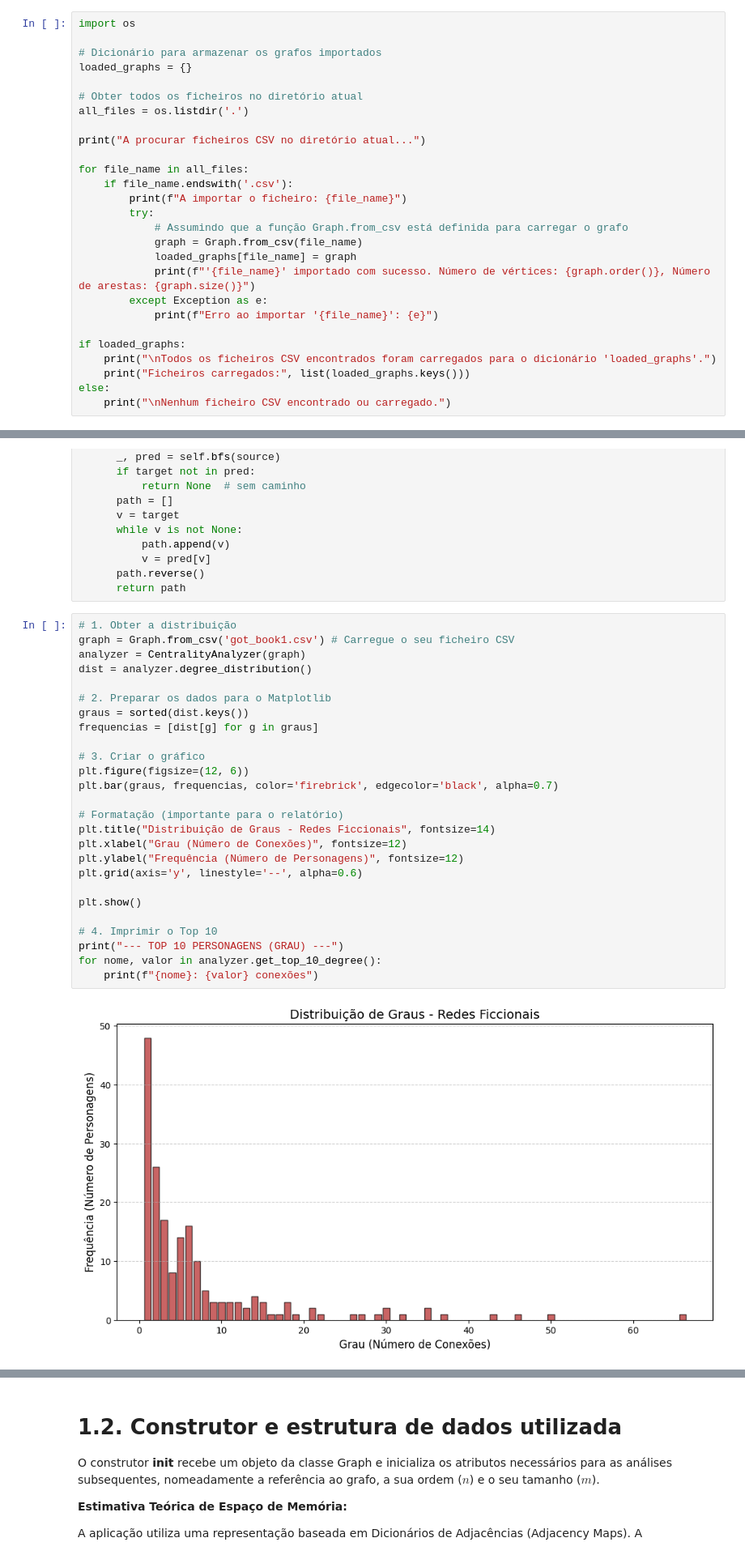
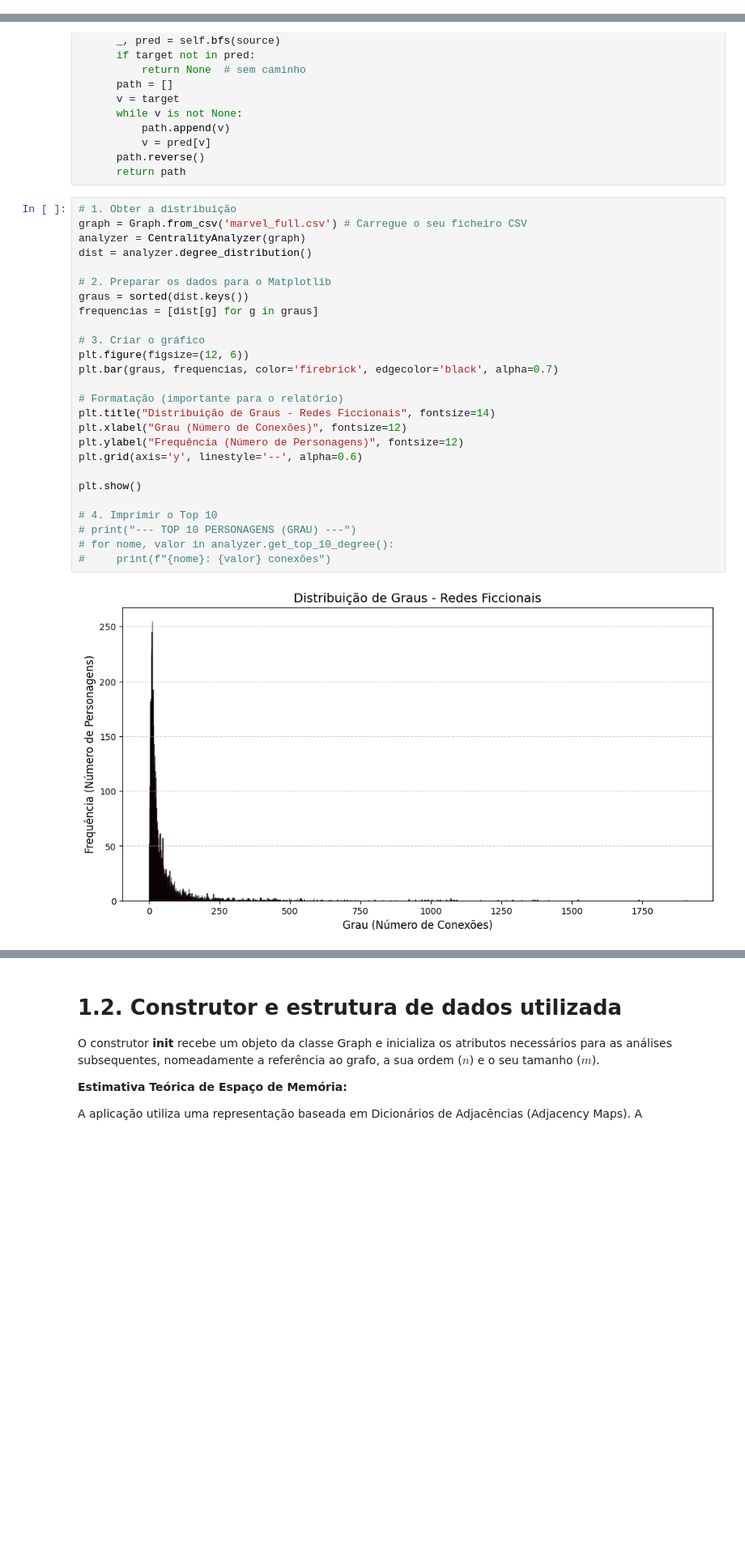
Before and after one commit to franciscoap-silva/mini_trabalho_daa, a Jupyter notebook: mini_trabalho_daa.ipynb, the cells around one changed output, grey strips where cells are left out. Shown at 81% size. Saved outputs shown, nothing was run; the diff lists cells and outputs as text; blank space fills up the shorter version.

```diff
--- a/mini_trabalho_daa.ipynb
+++ b/mini_trabalho_daa.ipynb
@@ -201,30 +201,3 @@ class Graph:
                 w   = float(row.get('weight', 1))
                 g.insert_edge(src, tgt, w)
         return g
-# %%
-import os
-
-# Dicionário para armazenar os grafos importados
-loaded_graphs = {}
-
-# Obter todos os ficheiros no diretório atual
-all_files = os.listdir('.')
-
-print("A procurar ficheiros CSV no diretório atual...")
-
-for file_name in all_files:
-    if file_name.endswith('.csv'):
-        print(f"A importar o ficheiro: {file_name}")
-        try:
-            # Assumindo que a função Graph.from_csv está definida para carregar o grafo
-            graph = Graph.from_csv(file_name)
-            loaded_graphs[file_name] = graph
-            print(f"'{file_name}' importado com sucesso. Número de vértices: {graph.order()}, Número de arestas: {graph.size()}")
-        except Exception as e:
-            print(f"Erro ao importar '{file_name}': {e}")
-
-if loaded_graphs:
-    print("\nTodos os ficheiros CSV encontrados foram carregados para o dicionário 'loaded_graphs'.")
-    print("Ficheiros carregados:", list(loaded_graphs.keys()))
-else:
-    print("\nNenhum ficheiro CSV encontrado ou carregado.")
@@ -478,29 +438,29 @@ class CentralityAnalyzer:
       return path
 # %%
 # 1. Obter a distribuição
-graph = Graph.from_csv('got_book1.csv') # Carregue o seu ficheiro CSV
+graph = Graph.from_csv('marvel_full.csv') # Carregue o seu ficheiro CSV
 analyzer = CentralityAnalyzer(graph)
 dist = analyzer.degree_distribution()
 
 # 2. Preparar os dados para o Matplotlib
 graus = sorted(dist.keys())
 frequencias = [dist[g] for g in graus]
 
 # 3. Criar o gráfico
 plt.figure(figsize=(12, 6))
 plt.bar(graus, frequencias, color='firebrick', edgecolor='black', alpha=0.7)
 
 # Formatação (importante para o relatório)
 plt.title("Distribuição de Graus - Redes Ficcionais", fontsize=14)
 plt.xlabel("Grau (Número de Conexões)", fontsize=12)
 plt.ylabel("Frequência (Número de Personagens)", fontsize=12)
 plt.grid(axis='y', linestyle='--', alpha=0.6)
 
 plt.show()
 
 # 4. Imprimir o Top 10
-print("--- TOP 10 PERSONAGENS (GRAU) ---")
-for nome, valor in analyzer.get_top_10_degree():
-    print(f"{nome}: {valor} conexões")
+# print("--- TOP 10 PERSONAGENS (GRAU) ---")
+# for nome, valor in analyzer.get_top_10_degree():
+#     print(f"{nome}: {valor} conexões")
 # %% [output]
-[figure, old version]
+[figure, new version]
```
Also changed, not shown: parts of 2 cells of this notebook.
